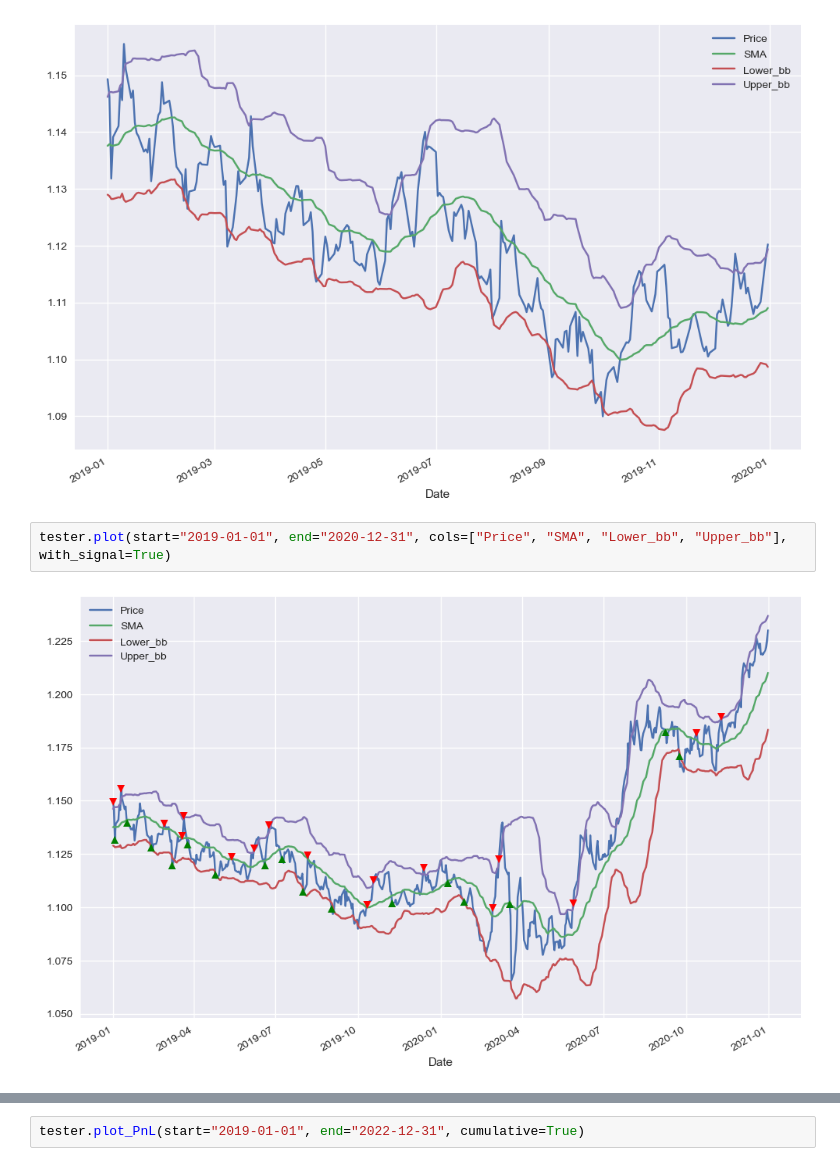
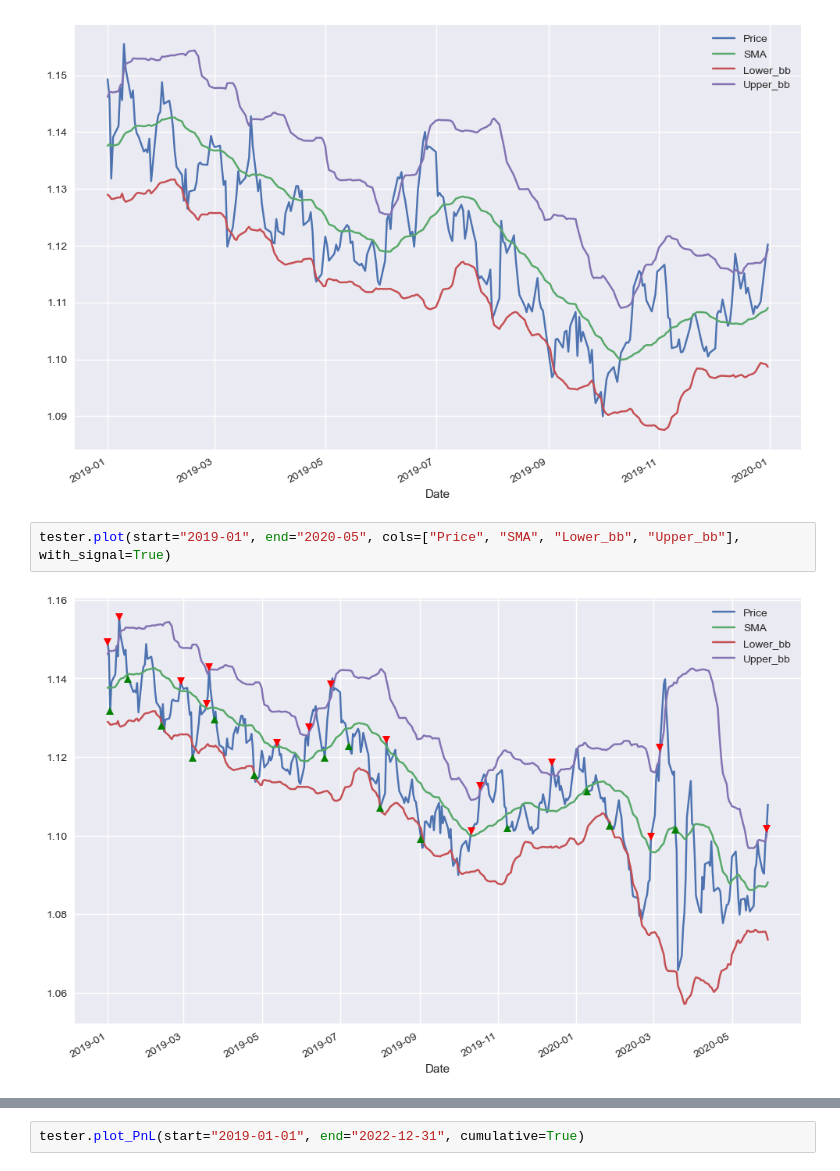
Before and after one commit to akiraawan/Algorithmic_Trading, a Jupyter notebook: MeanReversionStrategy/MeanReversionStategy.ipynb, the cells around one changed output, grey strips where cells are left out. Saved outputs shown, nothing was run; the diff lists cells and outputs as text.

```diff
--- a/MeanReversionStrategy/MeanReversionStategy.ipynb
+++ b/MeanReversionStrategy/MeanReversionStategy.ipynb
@@ -50,6 +49,6 @@ tester.plot(start="2019-01-01", end="2019-12-31", cols=["Price", "SMA", "Lower_b
 # %% [output]
 [figure]
 # %%
-tester.plot(start="2019-01-01", end="2020-12-31", cols=["Price", "SMA", "Lower_bb", "Upper_bb"], with_signal=True)
+tester.plot(start="2019-01", end="2020-05", cols=["Price", "SMA", "Lower_bb", "Upper_bb"], with_signal=True)
 # %% [output]
-[figure, old version]
+[figure, new version]
```
Also changed, not shown: parts of 11 cells of this notebook, 1 other file.
